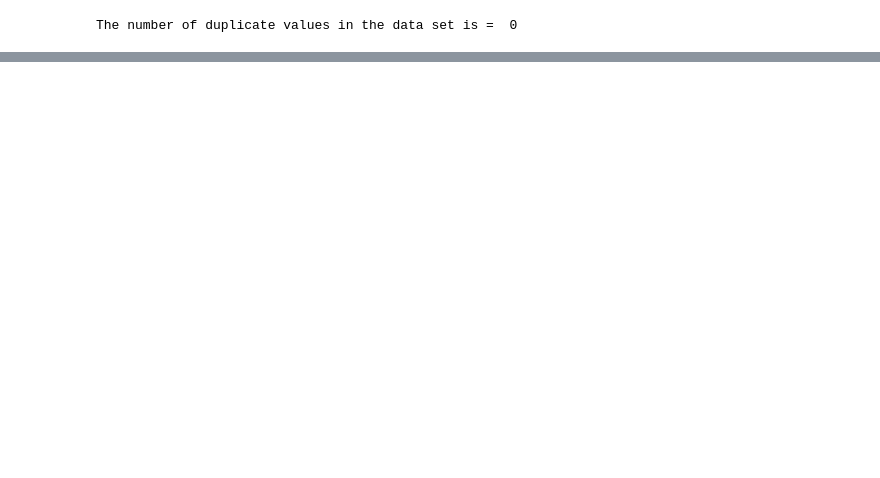
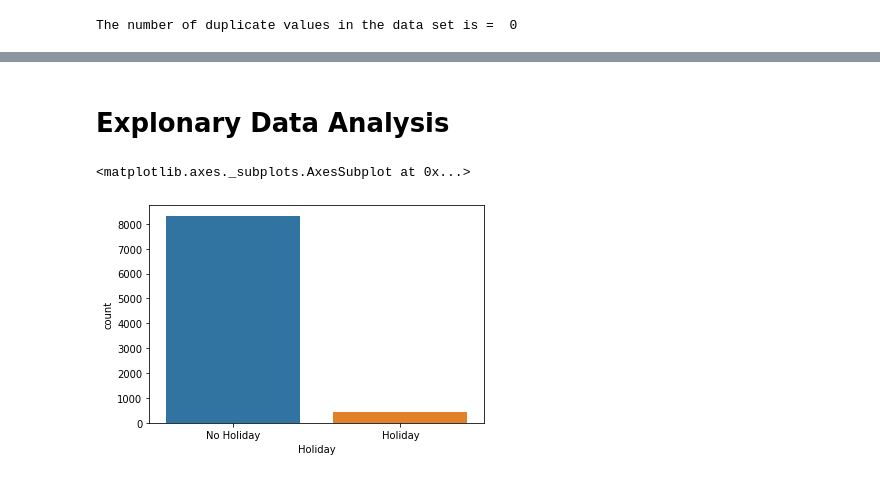
Before and after one commit to Debabarata308/Bike-Sharing-Demand-Prediction-, a Jupyter notebook: Bike_Sharing_Demand_Prediction_Capstone_Project.ipynb, the cells around one changed output, grey strips where cells are left out. Cells and saved outputs as stored; diff of their text form; code cells hidden in the pictures; blank space fills up the shorter version.

```diff
--- a/Bike_Sharing_Demand_Prediction_Capstone_Project.ipynb
+++ b/Bike_Sharing_Demand_Prediction_Capstone_Project.ipynb
@@ -144,0 +227,7 @@ The number of duplicate values in the data set is =  0
+# %%
+data['Date'] = pd.to_datetime(data['Date'])
+# %%
+data['Year'] = data['Date'].dt.year
+data['Month'] = data['Date'].dt.month
+data['Day'] = data['Date'].dt.day
+data.tail()
@@ -144,0 +292,7 @@ The number of duplicate values in the data set is =  0
+# %% [markdown]
+# **Explonary Data Analysis**
+# %%
+sns.countplot(x="Holiday", data=data)
+# %% [output]
+<matplotlib.axes._subplots.AxesSubplot at 0x...>
+[figure, added]
```
Also changed, not shown: parts of 29 cells of this notebook.
